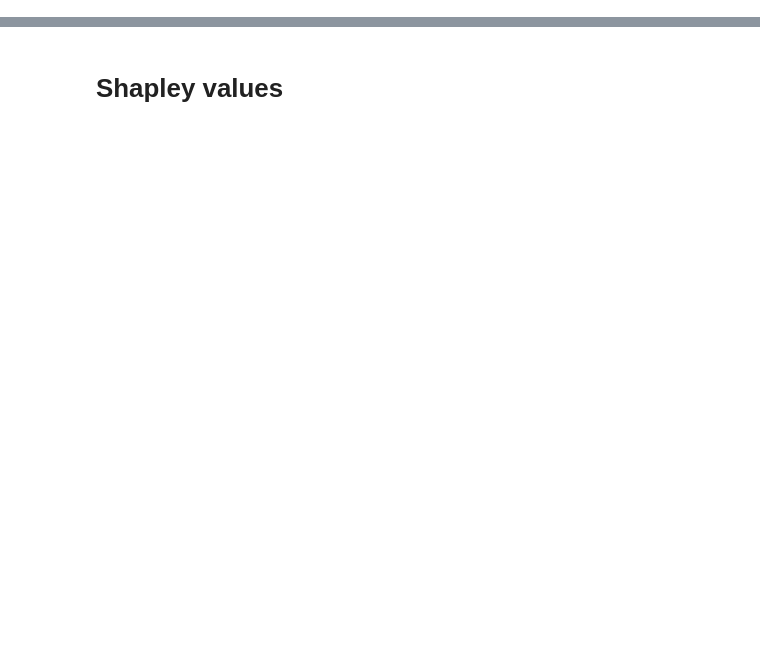
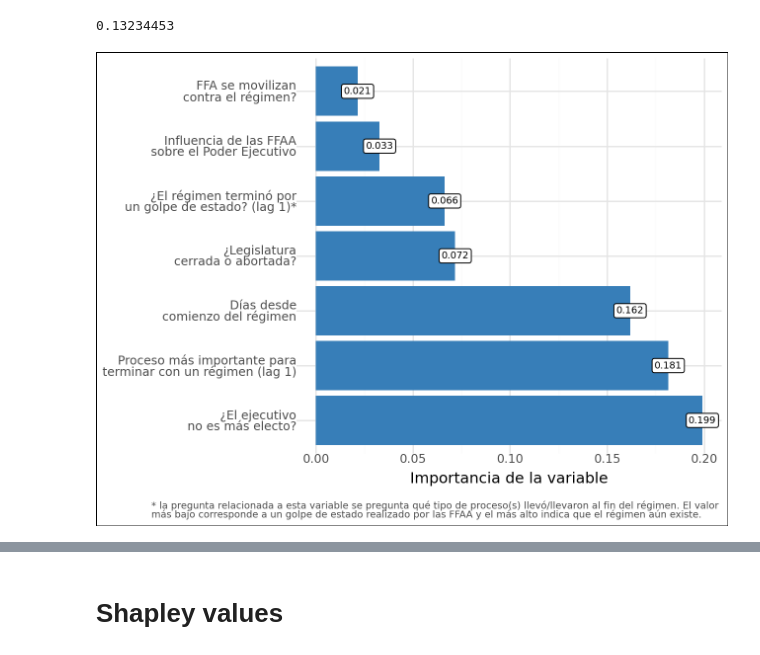
Before and after one commit to josesg998/esp_data_mining, a Jupyter notebook: corrida_final/analisis_final.ipynb, the cells around one changed output, grey strips where cells are left out. Saved outputs shown, nothing was run; the diff lists cells and outputs as text; code cells hidden in the pictures; blank space fills up the shorter version.

```diff
--- a/corrida_final/analisis_final.ipynb
+++ b/corrida_final/analisis_final.ipynb
@@ -187,0 +21,2 @@ print(tab_feat_imp.head(10).to_latex(index=False,float_format='%.3f'))
+# %%
+X,y, df = get_data()
@@ -187,0 +266,40 @@ print(tab_feat_imp.head(10).to_latex(index=False,float_format='%.3f'))
+# %%
+def feature_imp(model,caption):
+
+    # create a dataframe with feature importances and column name
+    feat_imp = pd.DataFrame(zip(X.columns,model.feature_importances_), columns=['Variable','Importancia'])
+    feat_imp.sort_values('Importancia',ascending=False,inplace=True)
+
+    # feat_imp['Importancia acumulada'] = np.cumsum(feat_imp['Importancia'])
+    # feat_imp = pd.merge(feat_imp,codebook_tag,how='left')
+
+    tab_feat_imp = feat_imp[['Variable','Importancia']].sort_values('Importancia',ascending=False).drop_duplicates().head(7).reset_index(drop=True)
+    tab_feat_imp['Importancia'] = tab_feat_imp['Importancia'].astype(float)
+    tab_feat_imp['Variable ext'] = tab_feat_imp['Variable'].apply(lambda x: feat_imp_labs[x] if x in feat_imp_labs.keys() else x)
+    tab_feat_imp.sort_values(by='Importancia',ascending=False).reset_index(drop = True)
+    #para ordenar barras
+    tab_feat_imp['Variable ext'] = pd.Categorical(tab_feat_imp['Variable ext'],categories=pd.unique(tab_feat_imp['Variable ext']))
+    # tab_feat_imp['Importancia'] = tab_feat_imp['Importancia'].round(3)
+    f = ggplot(tab_feat_imp)\
+        + aes(x="Variable ext", y="Importancia")\
+        + geom_bar(stat="identity",fill='#377eb8') + coord_flip()\
+        + geom_label(aes(label='round(Importancia,3)'),size=7)\
+        + scale_fill_cmap_d(cmap_name='viridis')\
+        + labs(x='',y='Importancia de la variable',
+            caption=caption)\
+        + theme_minimal()\
+        +theme(legend_position='none',plot_background=element_rect(color='black'),
+            plot_caption=element_text(size=7,alpha=.7))
+    return f
+# %%
+pd.DataFrame(zip(xgb.feature_importances_,X.columns)).sort_values(0,ascending=False).head(7)[0].sum()
+# %% [output]
+0.13234453
+# %%
+feat_imp_rf = feature_imp(rf,'''
+    * la pregunta relacionada a esta variable se pregunta qué tipo de proceso(s) llevó/llevaron al fin del régimen. El valor
+    más bajo corresponde a un golpe de estado realizado por las FFAA y el más alto indica que el régimen aún existe.''')
+ggsave(feat_imp_rf,'../entregas/imagenes/7_feature_importance_rf.png',width=6,height=4)
+feat_imp_rf
+# %% [output]
+[figure, added]
```
Also changed, not shown: parts of 74 cells of this notebook, 14 other files.
